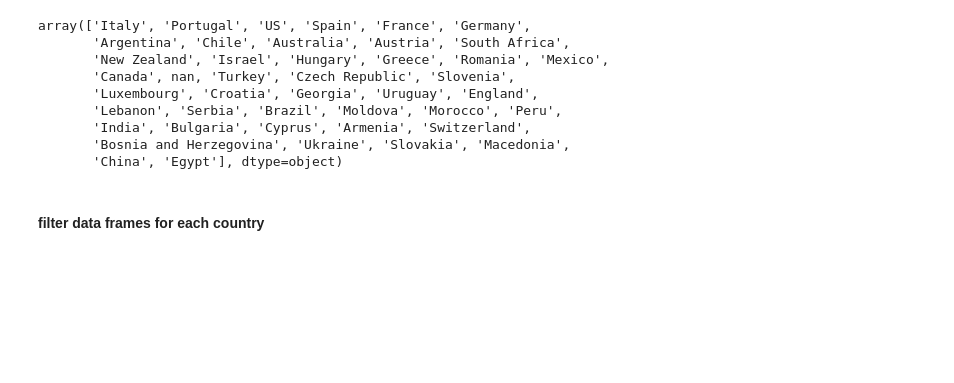
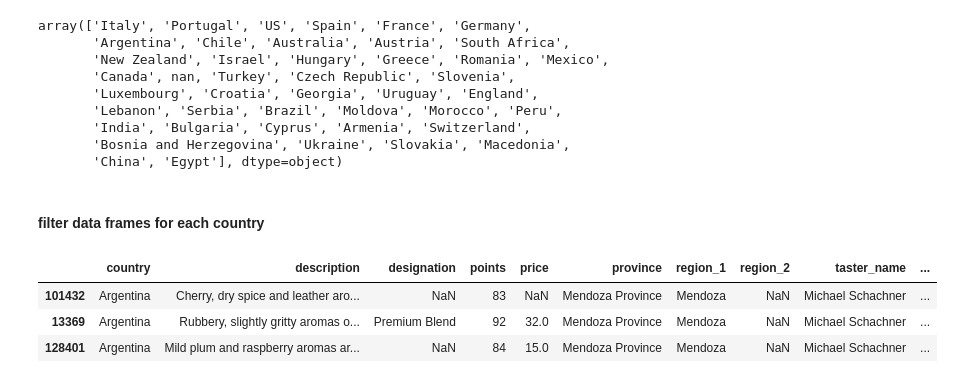
Before and after one commit to MerrybyPractice/data-playground, a Jupyter notebook: process_wines.ipynb, the cells around one changed output. Drawn from its saved outputs; the diff is of its cells as text; code cells hidden in the pictures; blank space fills up the shorter version.

```diff
--- a/process_wines.ipynb
+++ b/process_wines.ipynb
@@ -172,0 +68,8 @@ us_df = wine_df[wine_df.country == 'US']
+# %%
+argentina_df = wine_df[wine_df.country == 'Argentina']
+argentina_df.sample(3)
+# %% [output]
+|  | country | description | designation | points | price | province | region_1 | region_2 | taster_name | ... |
+| 101432 | Argentina | Cherry, dry spice and leather aro... | NaN | 83 | NaN | Mendoza Province | Mendoza | NaN | Michael Schachner | ... |
+| 13369 | Argentina | Rubbery, slightly gritty aromas o... | Premium Blend | 92 | 32.0 | Mendoza Province | Mendoza | NaN | Michael Schachner | ... |
+| 128401 | Argentina | Mild plum and raspberry aromas ar... | NaN | 84 | 15.0 | Mendoza Province | Mendoza | NaN | Michael Schachner | ... |
```
Also changed, not shown: parts of 86 cells of this notebook, 4 other files.
